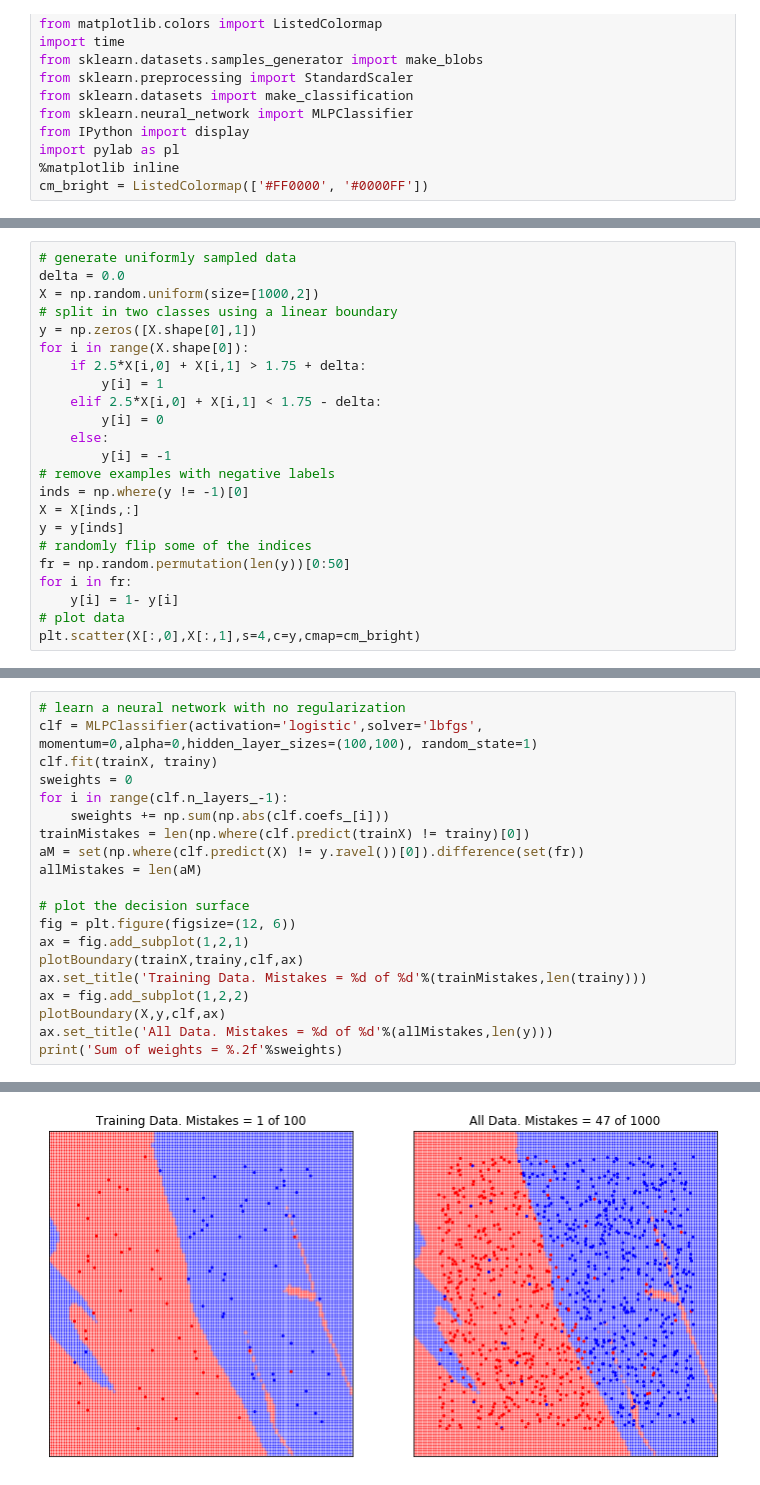
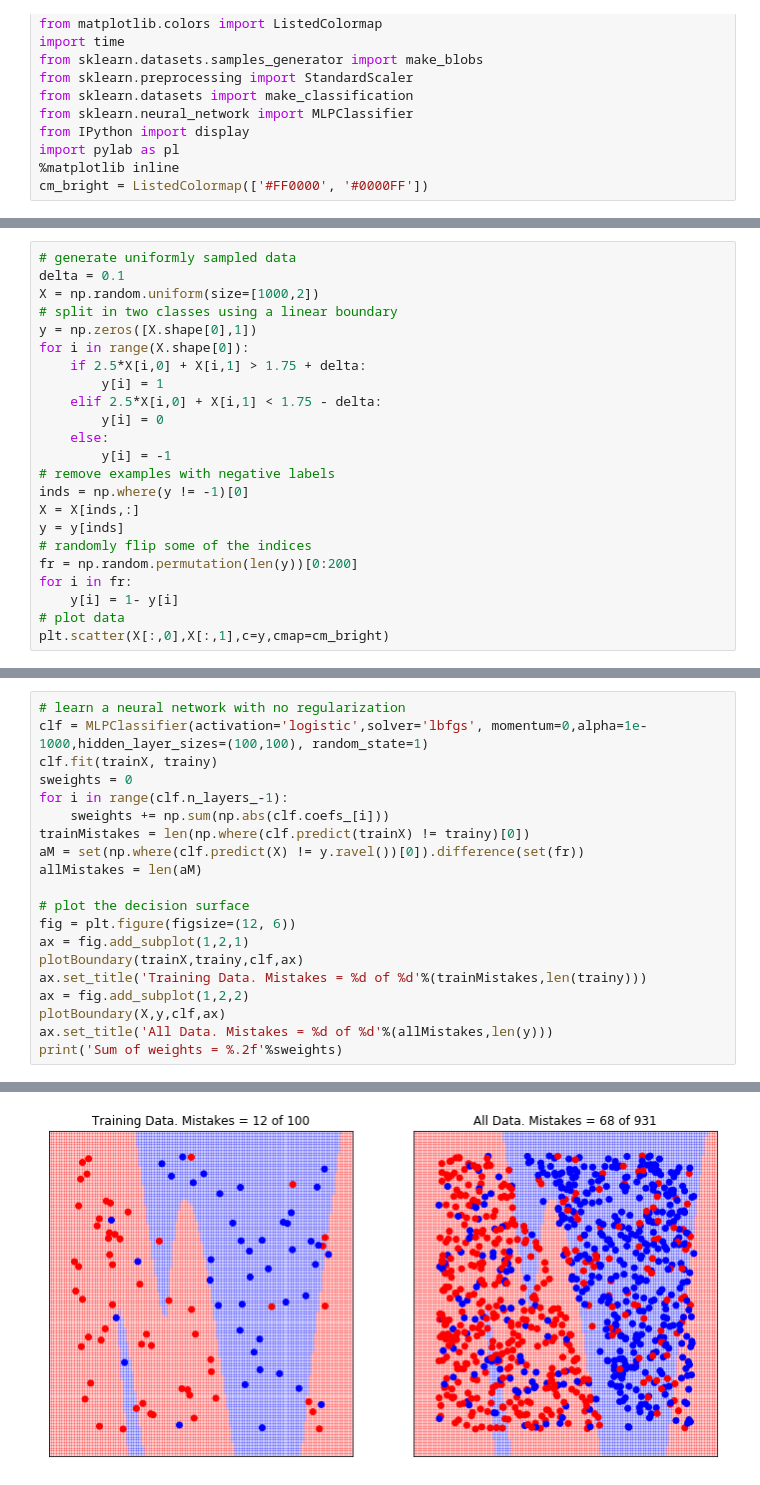
Before and after one commit to ubdsgroup/mlcourse-ub-notebooks, a Jupyter notebook: notebooks/NeuralNetworkDemo.ipynb, the cells around one changed output, grey strips where cells are left out. Drawn from its saved outputs; the diff is of its cells as text.

```diff
--- a/notebooks/NeuralNetworkDemo.ipynb
+++ b/notebooks/NeuralNetworkDemo.ipynb
@@ -19,6 +19,6 @@ cm_bright = ListedColormap(['#FF0000', '#0000FF'])
 # %%
 # generate uniformly sampled data
-delta = 0.0
+delta = 0.1
 X = np.random.uniform(size=[1000,2])
 # split in two classes using a linear boundary
 y = np.zeros([X.shape[0],1])
@@ -34,10 +34,10 @@ inds = np.where(y != -1)[0]
 X = X[inds,:]
 y = y[inds]
 # randomly flip some of the indices
-fr = np.random.permutation(len(y))[0:50]
+fr = np.random.permutation(len(y))[0:200]
 for i in fr:
     y[i] = 1- y[i]
 # plot data
-plt.scatter(X[:,0],X[:,1],s=4,c=y,cmap=cm_bright)
+plt.scatter(X[:,0],X[:,1],c=y,cmap=cm_bright)
 # %% [output]
 <matplotlib.collections.PathCollection at 0x...>
@@ -103,6 +56,6 @@ plt.scatter(trainX[:,0],trainX[:,1],c=trainy,cmap=cm_bright)
 # %%
 # learn a neural network with no regularization
-clf = MLPClassifier(activation='logistic',solver='lbfgs', momentum=0,alpha=0,hidden_layer_sizes=(100,100), random_state=1)
+clf = MLPClassifier(activation='logistic',solver='lbfgs', momentum=0,alpha=1e-1000,hidden_layer_sizes=(100,100), random_state=1)
 clf.fit(trainX, trainy)
 sweights = 0
 for i in range(clf.n_layers_-1):
@@ -125,4 +78,4 @@ Sum of weights = 378983.05
-[figure, old version]
+[figure, new version]
 # %%
 # learn a neural network with regularization
 clf = MLPClassifier(activation='logistic',solver='lbfgs', momentum=0,alpha=0.1,hidden_layer_sizes=(100,100), random_state=1)
```
Also changed, not shown: parts of 11 cells of this notebook, 10 other files.
